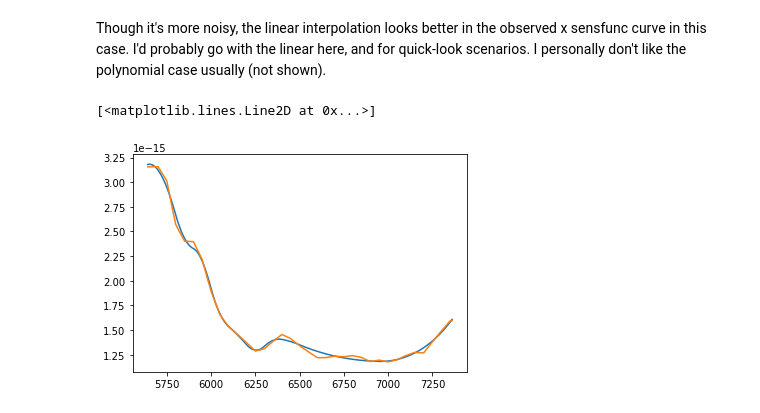
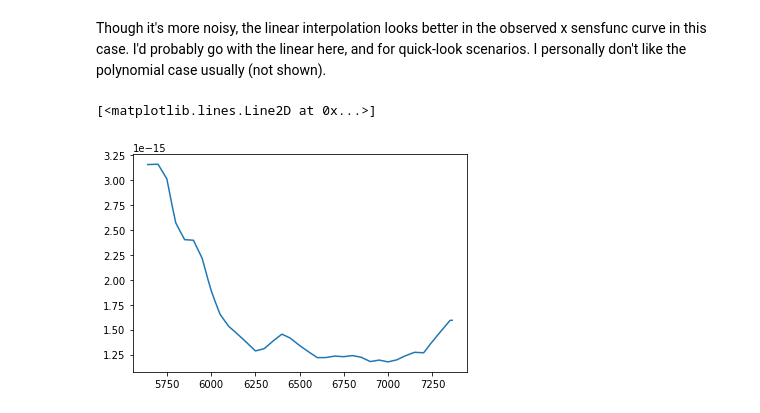
Before and after one commit to jradavenport/specreduce, a Jupyter notebook: specreduce/notebooks/fluxcal_demo.ipynb, the cells around one changed output. Cells and saved outputs as stored; diff of their text form; code cells hidden in the pictures.

```diff
--- a/specreduce/notebooks/fluxcal_demo.ipynb
+++ b/specreduce/notebooks/fluxcal_demo.ipynb
@@ -37,8 +41,11 @@ flux_std, sky_std, ferr_std = extract(img, tr, display=False,
 # (despite not mentioning in the header)
 wapprox = (np.arange(img.shape[1]) - img.shape[1]/2)[::-1] * img.header['DISPDW'] + img.header['DISPWC']
 
-plt.plot(wapprox, flux_std - sky_std)
-plt.errorbar(wapprox, flux_std - sky_std, yerr=ferr_std, alpha=0.25)
+wapprox = wapprox * u.angstrom
+obj_flux = (flux_std - sky_std) * u.adu / u.s
+
+plt.plot(wapprox, obj_flux)
+plt.errorbar(wapprox.value, flux_std - sky_std, yerr=ferr_std, alpha=0.25)
 # %% [output]
 <ErrorbarContainer object of 3 artists>
 [figure]
@@ -54,0 +52,4 @@ sensfunc_lin = standard_sensfunc(wapprox, flux_std - sky_std,
+# %%
+stdstar=onedstd('spec50cal/bd284211.dat')
+
+stdstar
@@ -54,0 +77,2 @@ sensfunc_lin = standard_sensfunc(wapprox, flux_std - sky_std,
+# %%
+obj_spectrum = Spectrum1D(spectral_axis=wapprox, flux=obj_flux)
@@ -54,0 +83,2 @@ sensfunc_lin = standard_sensfunc(wapprox, flux_std - sky_std,
+# %%
+sensfunc_lin = standard_sensfunc(obj_spectrum, stdstar, display=True, mode='linear')
@@ -57,9 +89,7 @@ Though it's more noisy, the linear interpolation looks better in the observed x
 # %%
 # the actual sensitivity function(s), which in theory include some crude information about
 # the flat fielding (response) - though the reference spectrum is very coarse.
-
-plt.plot(wapprox, sensfunc_spl)
 plt.plot(wapprox, sensfunc_lin)
 # %% [output]
 [<matplotlib.lines.Line2D at 0x...>]
-[figure, old version]
+[figure, new version]
```
Also changed, not shown: parts of 12 cells of this notebook, 2 other files.
